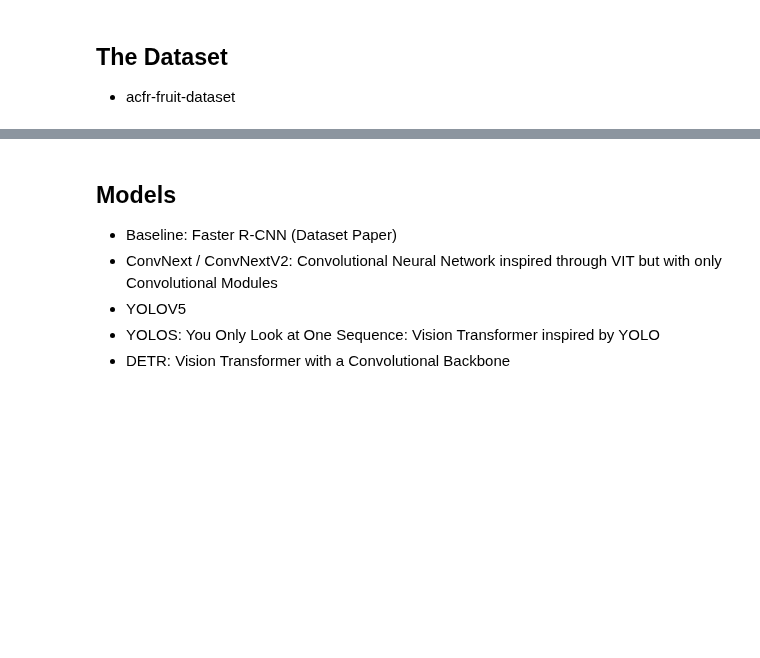
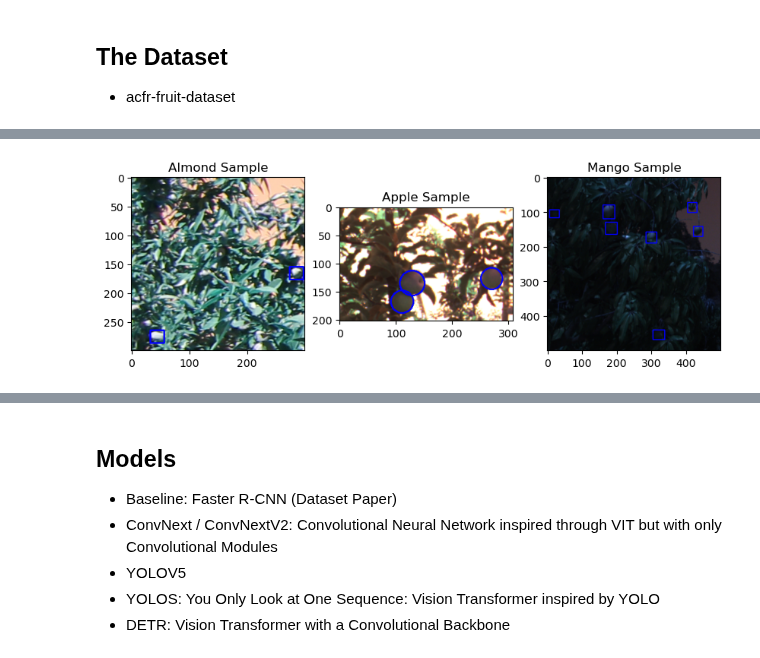
Before and after one commit to lkno0705/IndustrialApplicationsofAI, a Jupyter notebook: primary-sector/practical-agriculture/Yield_Estimation_for_Orchards.ipynb, the cells around one changed output, grey strips where cells are left out. Drawn from its saved outputs; the diff is of its cells as text; code cells hidden in the pictures; blank space fills up the shorter version.

```diff
--- a/primary-sector/practical-agriculture/Yield_Estimation_for_Orchards.ipynb
+++ b/primary-sector/practical-agriculture/Yield_Estimation_for_Orchards.ipynb
@@ -11,0 +102,38 @@
+# %%
+import cv2
+almond_sample = pd.Series(dataset["almonds"]["global_df"].picture_id.unique()).sample(1)
+apple_sample = pd.Series(dataset["apples"]["global_df"].picture_id.unique()).sample(1)
+mangoes_sample = pd.Series(dataset["mangoes"]["global_df"].picture_id.unique()).sample(1)
+almond_sample = dataset["almonds"]["global_df"].loc[dataset["almonds"]["global_df"].picture_id == almond_sample.item()]
+apple_sample = dataset["apples"]["global_df"].loc[dataset["apples"]["global_df"].picture_id == apple_sample.item()]
+mangoes_sample = dataset["mangoes"]["global_df"].loc[dataset["mangoes"]["global_df"].picture_id == mangoes_sample.item()]
+
+# draw ROI on random almond sample
+almond_sample_img = cv2.imread(os.path.join("datasets/acfr-fruit-dataset/almonds/images", f"{almond_sample.picture_id.iloc[0]}.png"))
+almond_sample.reset_index(inplace=True, drop=True)
+for idx, row in almond_sample.iterrows():
+    cv2.rectangle(almond_sample_img, (int(row.x), int(row.y)), (int(row.x) + int(row.dx), int(row.y) + int(row.dy)), color=(0,0,255), thickness=2)
+
+# draw ROI on random apple sample
+apple_sample_img = cv2.imread(os.path.join("datasets/acfr-fruit-dataset/apples/images", f"{apple_sample.picture_id.iloc[0]}.png"))
+apple_sample.reset_index(inplace=True, drop=True)
+for idx, row in apple_sample.iterrows():
+    cv2.circle(apple_sample_img, (int(row["c-x"]), int(row["c-y"])), int(row.radius), color=(0,0,255), thickness=2)
+
+# draw ROI on random mango example
+mangoes_sample_img = cv2.imread(os.path.join("datasets/acfr-fruit-dataset/mangoes/images", f"{mangoes_sample.picture_id.iloc[0]}.png"))
+mangoes_sample.reset_index(inplace=True, drop=True)
+for idx, row in mangoes_sample.iterrows():
+    cv2.rectangle(mangoes_sample_img, (int(row.x), int(row.y)), (int(row.x) + int(row.dx), int(row.y) + int(row.dy)), color=(0,0,255), thickness=2)
+
+
+fig, ax = plt.subplots(1,3, figsize=(10,8))
+ax[0].imshow(almond_sample_img)
+ax[0].set_title("Almond Sample")
+ax[1].imshow(apple_sample_img)
+ax[1].set_title("Apple Sample")
+ax[2].imshow(mangoes_sample_img)
+ax[2].set_title("Mango Sample")
+plt.show()
+# %% [output]
+[figure, added]
```
Also changed, not shown: parts of 10 cells of this notebook.
